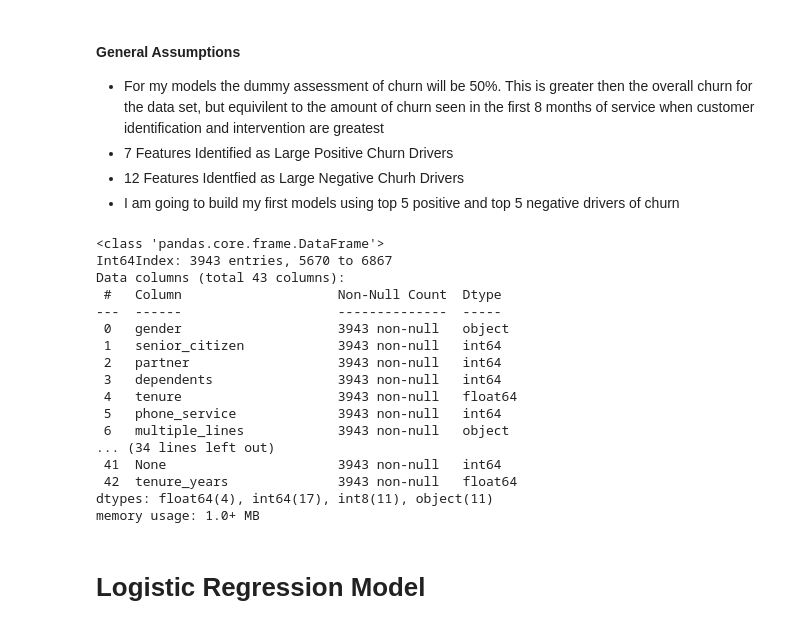
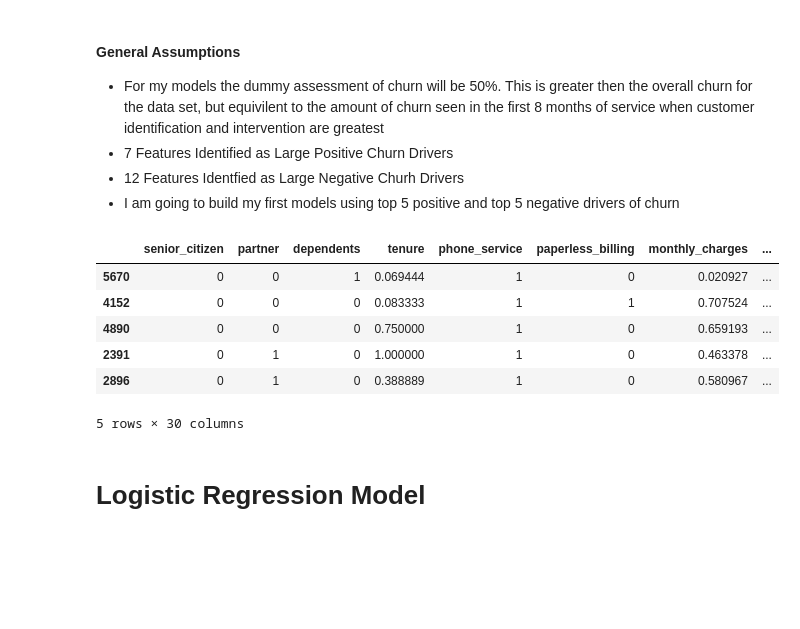
Before and after one commit to CSolitaire/telco_churn, a Jupyter notebook: solitaire_classification_project.ipynb, the cells around one changed output. Drawn from its saved outputs; the diff is of its cells as text; code cells hidden in the pictures; blank space fills up the shorter version.

```diff
--- a/solitaire_classification_project.ipynb
+++ b/solitaire_classification_project.ipynb
@@ -441,24 +442,14 @@ P-value is less than alpha so we reject the null hypothesis, ie. Our 𝑥2 test
 #Importing modeling data set (w/scaled values)
 train, validate, test = prep_telco_data_model(get_telco_data(cached = True))
 # %%
-train.info()
+train.head()
 # %% [output]
+|  | senior_citizen | partner | dependents | tenure | phone_service | paperless_billing | monthly_charges | ... |
+| 5670 | 0 | 0 | 1 | 0.069444 | 1 | 0 | 0.020927 | ... |
+| 4152 | 0 | 0 | 0 | 0.083333 | 1 | 1 | 0.707524 | ... |
+| 4890 | 0 | 0 | 0 | 0.750000 | 1 | 0 | 0.659193 | ... |
+| 2391 | 0 | 1 | 0 | 1.000000 | 1 | 0 | 0.463378 | ... |
+| 2896 | 0 | 1 | 0 | 0.388889 | 1 | 0 | 0.580967 | ... |
-<class 'pandas.core.frame.DataFrame'>
-Int64Index: 3943 entries, 5670 to 6867
-Data columns (total 43 columns):
- #   Column                    Non-Null Count  Dtype
----  ------                    --------------  -----
- 0   gender                    3943 non-null   object
- 1   senior_citizen            3943 non-null   int64
- 2   partner                   3943 non-null   int64
- 3   dependents                3943 non-null   int64
- 4   tenure                    3943 non-null   float64
- 5   phone_service             3943 non-null   int64
- 6   multiple_lines            3943 non-null   object
-... (34 lines left out)
- 41  None                      3943 non-null   int64
- 42  tenure_years              3943 non-null   float64
-dtypes: float64(4), int64(17), int8(11), object(11)
-memory usage: 1.0+ MB
+5 rows × 30 columns
 # %% [markdown]
 # Logistic Regression Model
```
Also changed, not shown: parts of 15 cells of this notebook, 1 other file.
